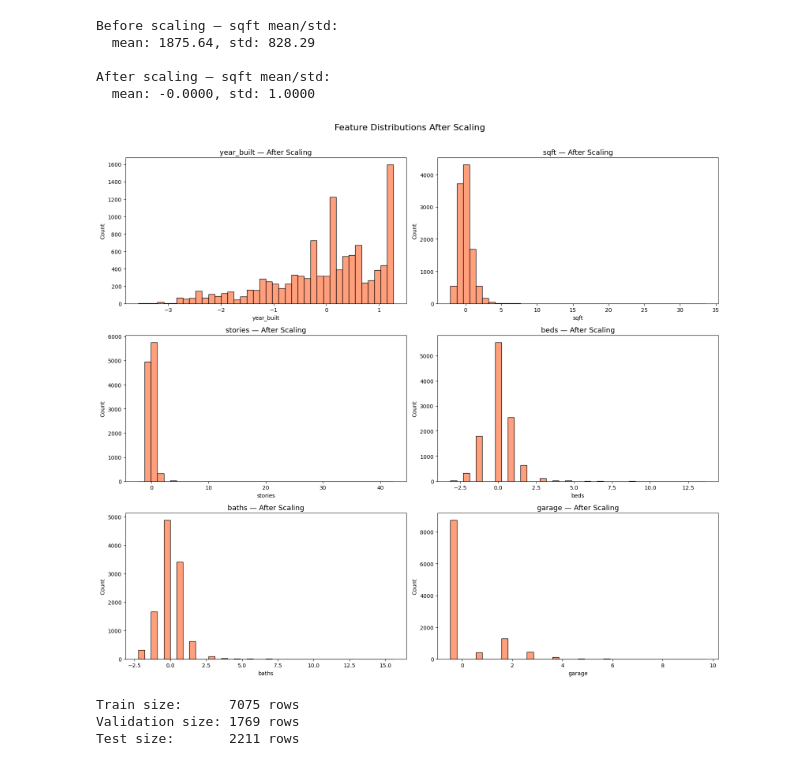
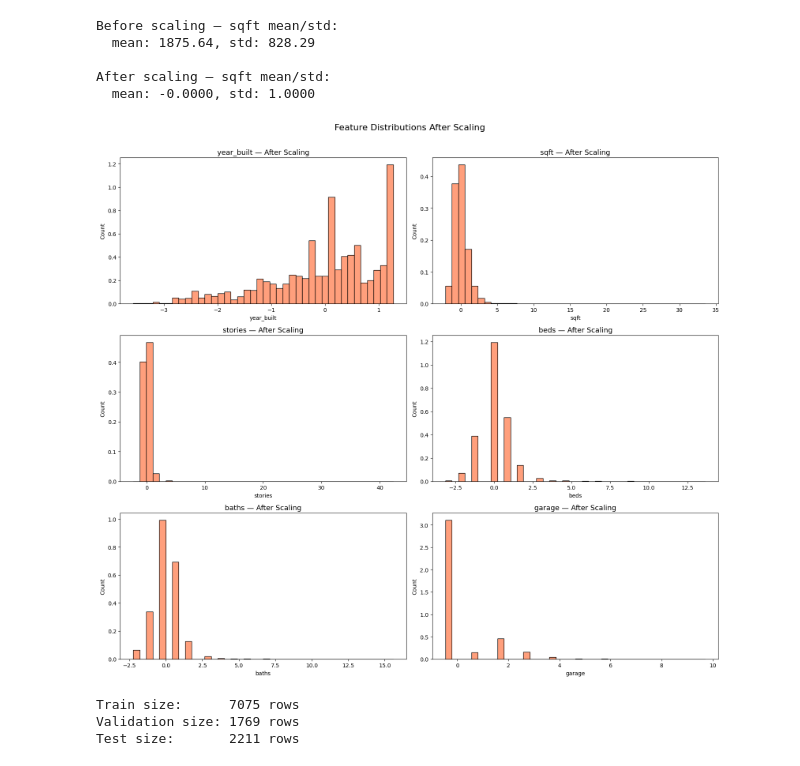
Before and after one commit to mane-2007/Kaggle_project, a Jupyter notebook: real_estate.ipynb, the cells around one changed output. Drawn from its saved outputs; the diff is of its cells as text; code cells hidden in the pictures.

```diff
--- a/real_estate.ipynb
+++ b/real_estate.ipynb
@@ -178,13 +178,12 @@ import matplotlib.pyplot as plt
 import seaborn as sns
 import numpy as np
 
-# Create price tiers on the CLEANED df_clone for accurate comparisons
-# (using df_final which already has outliers removed)
 df_viz = df_final.copy()
 df_viz['price_tier'] = pd.qcut(df_viz['lastSoldPrice'], 3, labels=['Low', 'Mid', 'High'])
 
 numerical_features = ['year_built', 'sqft', 'stories', 'beds', 'baths', 'garage']
 
+# ── RAW COUNT ──────────────────────────────────────────────
 fig, axes = plt.subplots(3, 2, figsize=(16, 14))
 axes = axes.flatten()
 
@@ -194,21 +193,46 @@ for i, feature in enumerate(numerical_features):
         x=feature,
         hue='price_tier',
         multiple='stack',
+        stat='count',
         ax=axes[i],
         bins=40,
         palette='coolwarm'
     )
-    axes[i].set_title(f'{feature} by Price Tier', fontsize=13)
+    axes[i].set_title(f'{feature} by Price Tier — Raw Count', fontsize=13)
     axes[i].set_xlabel(feature)
     axes[i].set_ylabel('Count')
 
-plt.suptitle('Feature Distributions by Price Tier', fontsize=16, y=1.01)
+plt.suptitle('Feature Distributions by Price Tier (Raw Count)', fontsize=16, y=1.01)
 plt.tight_layout()
+plt.savefig('price_tiers_count.png', bbox_inches='tight')
 plt.show()
 
-# Categorical feature: property type as a table
+# ── NORMALIZED DENSITY ──────────────────────────────────────────────
+fig, axes = plt.subplots(3, 2, figsize=(16, 14))
+axes = axes.flatten()
+
+for i, feature in enumerate(numerical_features):
+    sns.histplot(
+        data=df_viz,
+        x=feature,
+        hue='price_tier',
+        multiple='stack',
+        stat='density',
+        ax=axes[i],
+        bins=40,
+        palette='coolwarm'
+    )
+    axes[i].set_title(f'{feature} by Price Tier — Normalized', fontsize=13)
+    axes[i].set_xlabel(feature)
+    axes[i].set_ylabel('Density')
+
+plt.suptitle('Feature Distributions by Price Tier (Normalized)', fontsize=16, y=1.01)
+plt.tight_layout()
+plt.savefig('price_tiers_density.png', bbox_inches='tight')
+plt.show()
+
+# ── CATEGORICAL TABLE ──────────────────────────────────────────────
 type_cols = [c for c in df_viz.columns if c.startswith('type_')]
-
 type_summary = df_viz.groupby('price_tier')[type_cols].sum().T
 type_summary.columns = ['Low', 'Mid', 'High']
 type_summary.index = [c.replace('type_', '') for c in type_summary.index]
@@ -249,7 +274,7 @@ fig, axes = plt.subplots(3, 2, figsize=(16, 14))
 axes = axes.flatten()
 
 for i, feature in enumerate(numerical_cols):
-    sns.histplot(data=df_final, x=feature, ax=axes[i], bins=40, color='steelblue')
+    sns.histplot(data=df_final, x=feature, ax=axes[i], bins=40, color='steelblue',stat = 'density')
     axes[i].set_title(f'{feature} — Before Scaling', fontsize=13)
     axes[i].set_xlabel(feature)
     axes[i].set_ylabel('Count')
@@ -279,19 +304,19 @@ After scaling — sqft mean/std:
 # %%
 #  AFTER SCALING PLOT
 fig, axes = plt.subplots(3, 2, figsize=(16, 14))
 axes = axes.flatten()
 
 for i, feature in enumerate(numerical_cols):
-    sns.histplot(data=df_scaled_viz, x=feature, ax=axes[i], bins=40, color='coral')
+    sns.histplot(data=df_scaled_viz, x=feature, ax=axes[i], bins=40, color='coral',stat = 'density')
     axes[i].set_title(f'{feature} — After Scaling', fontsize=13)
     axes[i].set_xlabel(feature)
     axes[i].set_ylabel('Count')
 
 plt.suptitle('Feature Distributions After Scaling', fontsize=16, y=1.01)
 plt.tight_layout()
 plt.show()
 # %% [output]
-[figure, old version]
+[figure, new version]
 # %%
 from sklearn.preprocessing import StandardScaler
 from xgboost import XGBRegressor
```
Also changed, not shown: parts of 2 cells of this notebook, 2 other files.
